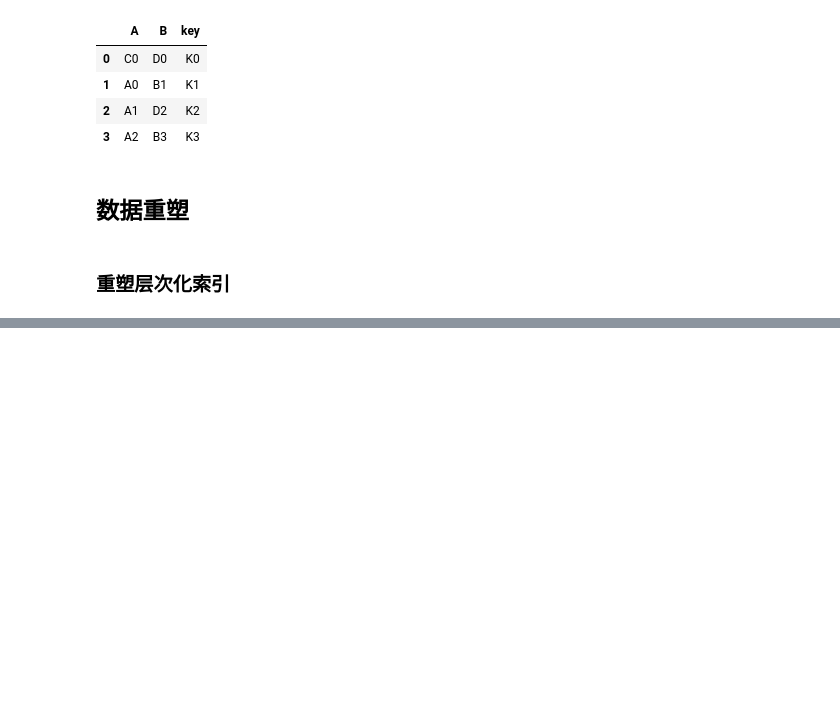
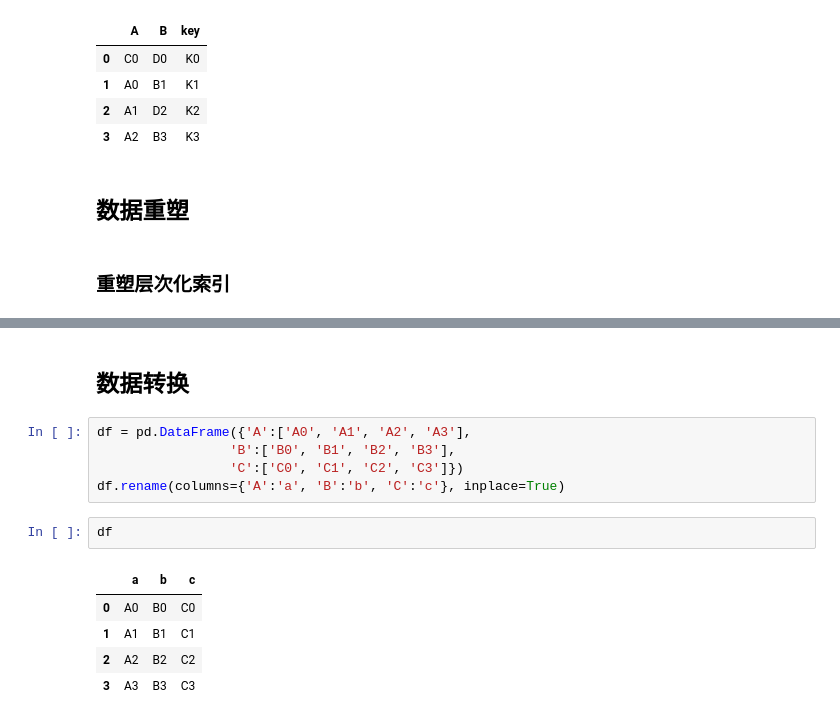
Before and after one commit to weishuotan/python_for_data_analysis, a Jupyter notebook: experiment数据预处理.ipynb, the cells around one changed output, grey strips where cells are left out. Drawn from its saved outputs; the diff is of its cells as text; blank space fills up the shorter version.

```diff
--- a/experiment数据预处理.ipynb
+++ b/experiment数据预处理.ipynb
@@ -642,0 +691,15 @@ left7.combine_first(right7)
+# %% [markdown]
+##  数据转换
+# %%
+df = pd.DataFrame({'A':['A0', 'A1', 'A2', 'A3'],
+                 'B':['B0', 'B1', 'B2', 'B3'],
+                 'C':['C0', 'C1', 'C2', 'C3']})
+df.rename(columns={'A':'a', 'B':'b', 'C':'c'}, inplace=True)
+# %%
+df
+# %% [output]
+|  | a | b | c |
+| 0 | A0 | B0 | C0 |
+| 1 | A1 | B1 | C1 |
+| 2 | A2 | B2 | C2 |
+| 3 | A3 | B3 | C3 |
```
Also changed, not shown: parts of 10 cells of this notebook.
